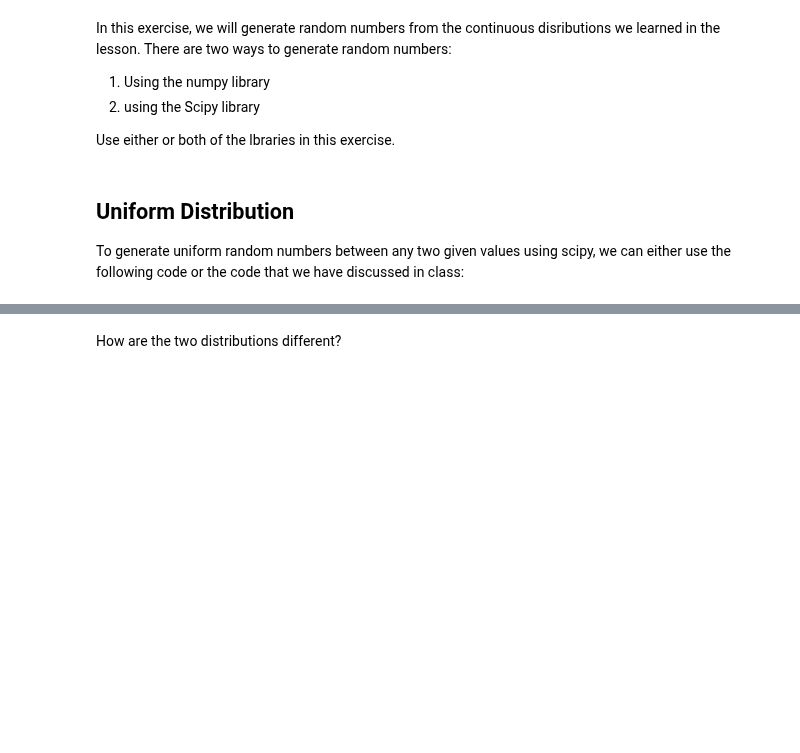
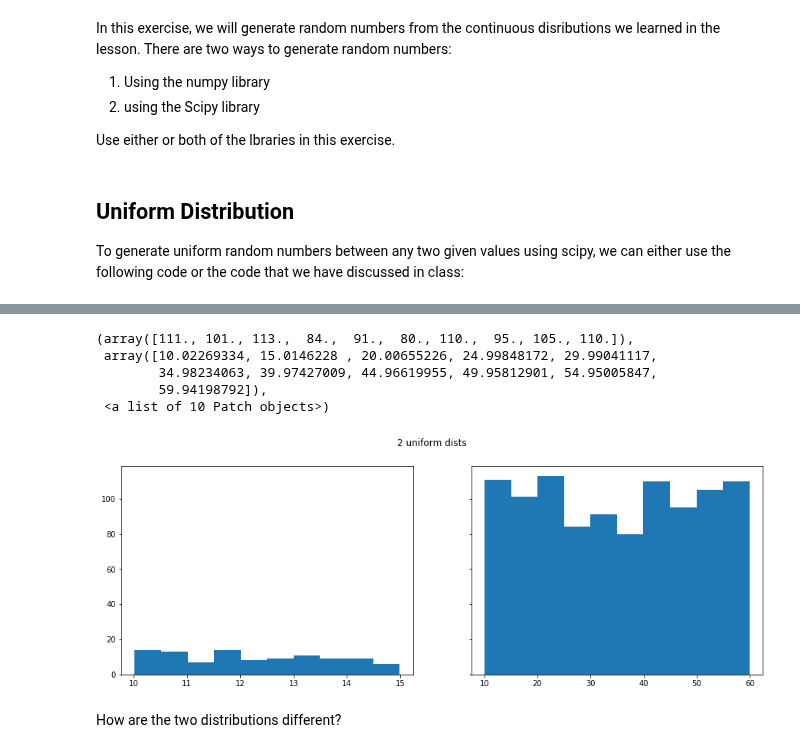
Before and after one commit to ta-data-lis/lab-probability-distributions, a Jupyter notebook: your-code/continuous.ipynb, the cells around one changed output, grey strips where cells are left out. Drawn from its saved outputs; the diff is of its cells as text; code cells hidden in the pictures; blank space fills up the shorter version.

```diff
--- a/your-code/continuous.ipynb
+++ b/your-code/continuous.ipynb
@@ -47,2 +48,22 @@ Your output should look like below:
+# %%
+# your code here
+import matplotlib.pyplot as plt
+import numpy as np
+
+def create_unif(bottom, ceiling, count) :
+    result = bottom + (ceiling-bottom)*uniform.rvs(size=count)
+    return result
+
+fig, axs = plt.subplots(1,2, figsize=(15,5), sharey = True)
+fig.suptitle('2 uniform dists')
+axs[0].hist(create_unif(10,15,100), bins=10)
+axs[1].hist(create_unif(10,60,1000), bins=10)
+# %% [output]
+(array([111., 101., 113.,  84.,  91.,  80., 110.,  95., 105., 110.]),
+ array([10.02269334, 15.0146228 , 20.00655226, 24.99848172, 29.99041117,
+        34.98234063, 39.97427009, 44.96619955, 49.95812901, 54.95005847,
+        59.94198792]),
+ <a list of 10 Patch objects>)
+[figure, added]
 # %% [markdown]
 How are the two distributions different?
```
Also changed, not shown: parts of 25 cells of this notebook.
